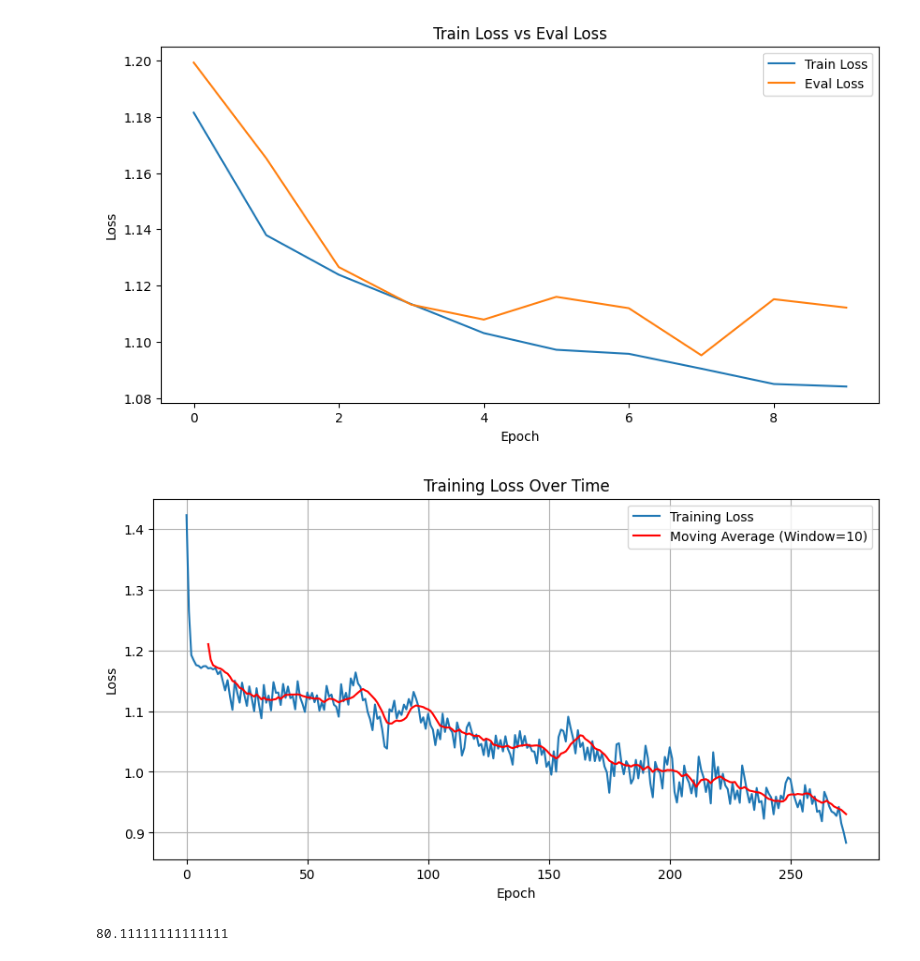
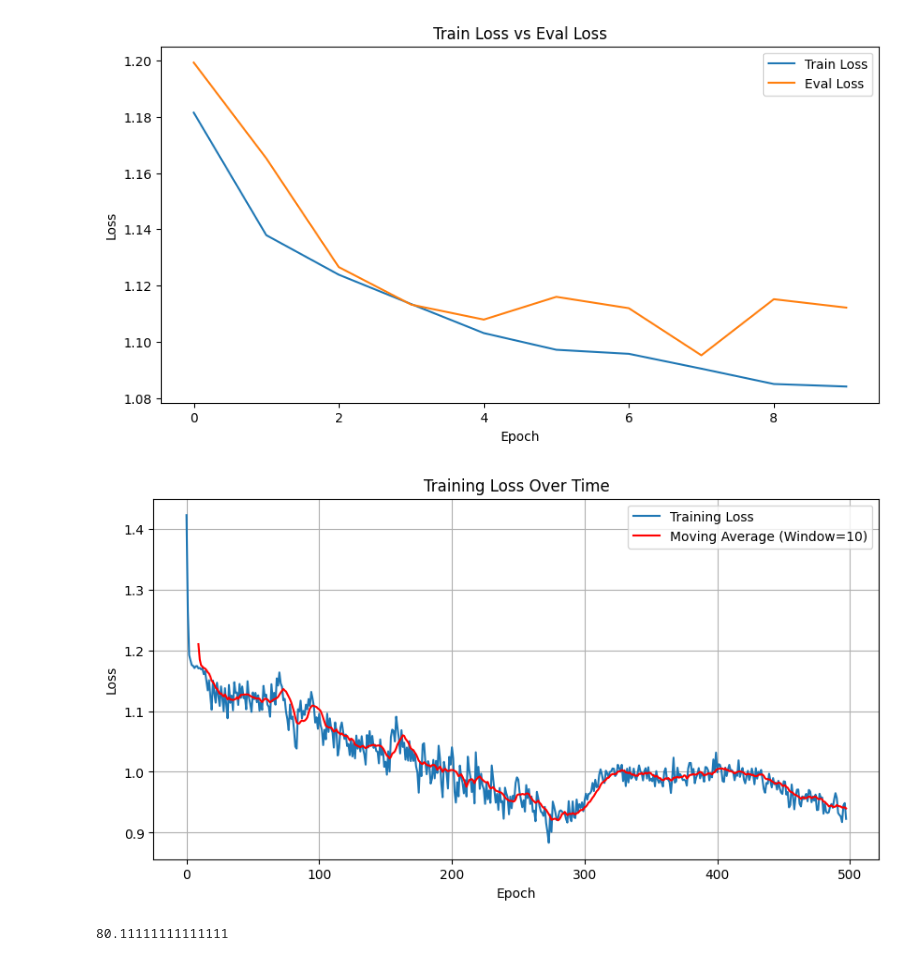
Before and after one commit to ZiJie-Duan/Freckers-Zero, a Jupyter notebook: freckers/node.ipynb, the cells around one changed output. Saved outputs shown, nothing was run; the diff lists cells and outputs as text; code cells hidden in the pictures.

```diff
--- a/freckers/node.ipynb
+++ b/freckers/node.ipynb
@@ -157,25 +157,27 @@ plt.show()
 # %%
 import torch
 # %%
-data = torch.load(r"/mnt/cdata/models/141.pth")
+data = torch.load(r"/mnt/cdata/models/364.pth")
 import matplotlib.pyplot as plt
 import numpy as np
+
 plt.figure(figsize=(10, 5))
 plt.plot(data["loss_rec"], label='Training Loss')
 
 # 计算并绘制移动平均线
 window_size = 10  # 设置移动平均窗口大小
 moving_avg = np.convolve(data["loss_rec"], np.ones(window_size)/window_size, mode='valid')
 plt.plot(range(window_size-1, len(data["loss_rec"])), moving_avg, label=f'Moving Average (Window={window_size})', color='red')
 
+
 plt.title('Training Loss Over Time')
 plt.xlabel('Epoch')
 plt.ylabel('Loss')
 plt.legend()
 plt.grid(True)
 plt.show()
 # %% [output]
-[figure, old version]
+[figure, new version]
 # %%
 step = """
 end within 63 steps
```
Also changed, not shown: parts of 1 cell of this notebook, 7 other files.
